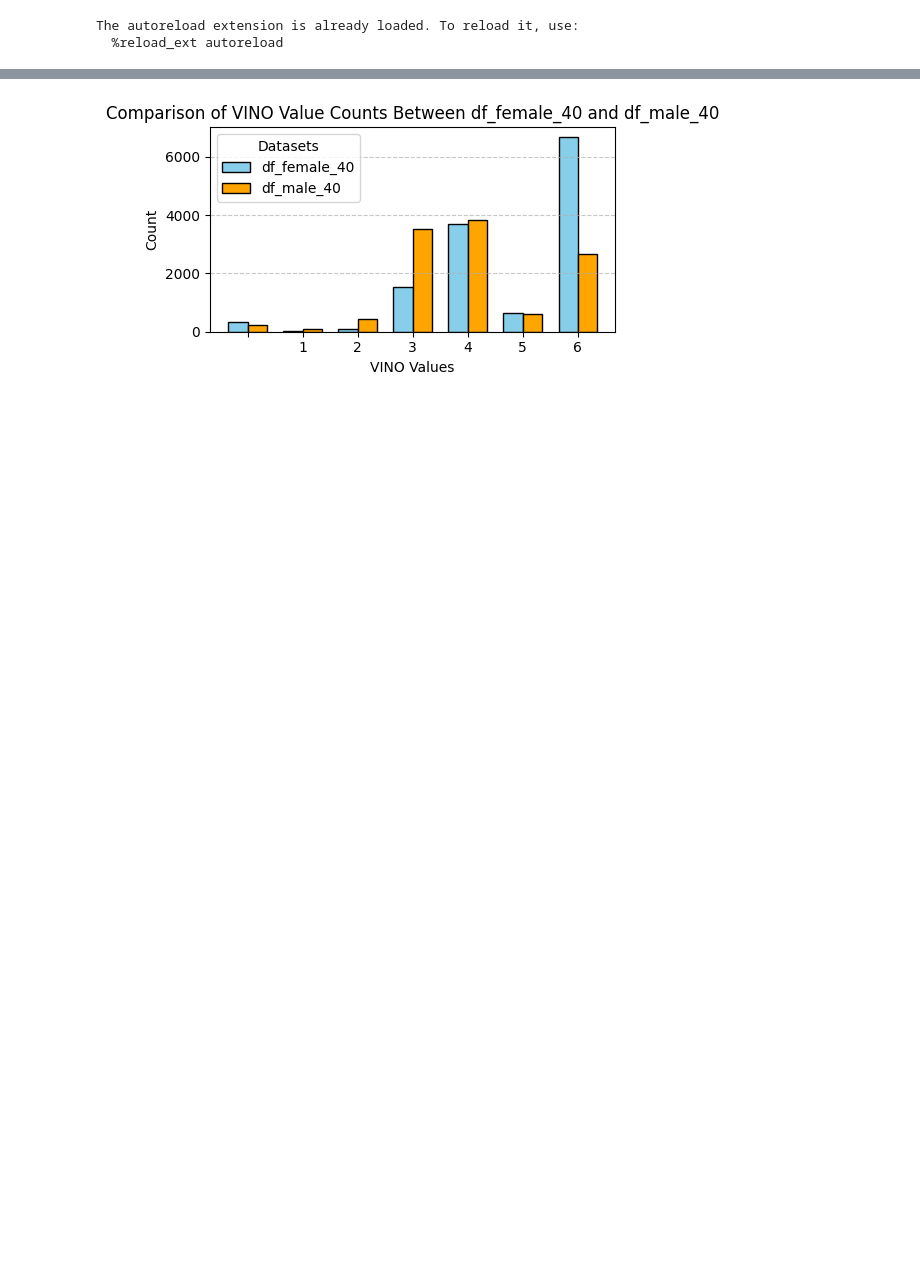
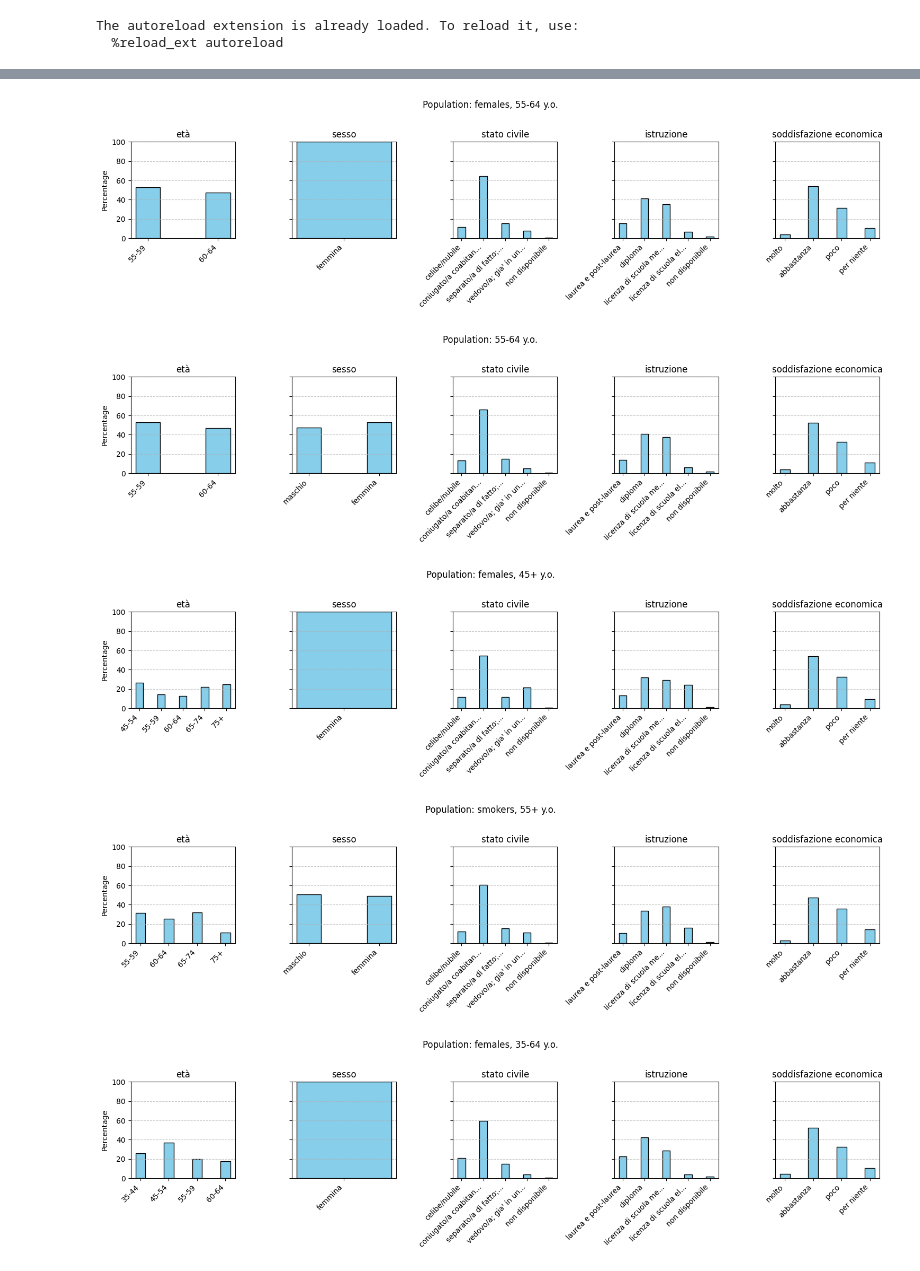
Before and after one commit to andres-pasinetti-polimi/rl-for-behavioural-change, a Jupyter notebook: data_analyses/AVQ/AVQ.ipynb, the cells around one changed output, grey strips where cells are left out. Saved outputs shown, nothing was run; the diff lists cells and outputs as text; code cells hidden in the pictures; blank space fills up the shorter version.

```diff
--- a/data_analyses/AVQ/AVQ.ipynb
+++ b/data_analyses/AVQ/AVQ.ipynb
@@ -134,13 +62,0 @@ compare_best_worst_by_var(df_female_40, hhs_list_female_40, 'ETAMi', n_users=100
-# %%
-# Initialize a counter for each key
-keys = hhs_list_female_40[0].keys()
-non_none_counts = {key: 0 for key in keys}
-
-# Count dictionaries with non-None values for each key
-for d in hhs_list_female_40:
-    for key in keys:
-        if d[key] is not None:
-            non_none_counts[key] += 1
-
-# Output
-print(non_none_counts)
@@ -185,4 +62,0 @@ plot_2_pop_hhs_perc(hhs_populations, pillar='nbicalcm')
-# %%
-plot_2_populations(df_female_40, df_male_40, 'VINO')
-# %% [output]
-[figure, removed]
@@ -188,0 +82,13 @@ plot_2_populations(df_female_40, df_male_40, 'VINO')
+# %%
+plot_dem_distribution(dem_hhs_ICO_BC, 'females, 55-64 y.o.')
+plot_dem_distribution(dem_hhs_ICO_CC, '55-64 y.o.')
+plot_dem_distribution(dem_hhs_IEO_BC, 'females, 45+ y.o.')
+plot_dem_distribution(dem_hhs_IEO_LC, 'smokers, 55+ y.o.')
+plot_dem_distribution(dem_hhs_UMFCD_BC, 'females, 35-64 y.o.')
+plot_dem_distribution(dem_hhs_UMFCD_CC, '45-64 y.o.')
+# %% [output]
+[figure, added]
+[figure, added]
+[figure, added]
+[figure, added]
+[figure, added]
```
Also changed, not shown: parts of 17 cells of this notebook, 1 other file.
